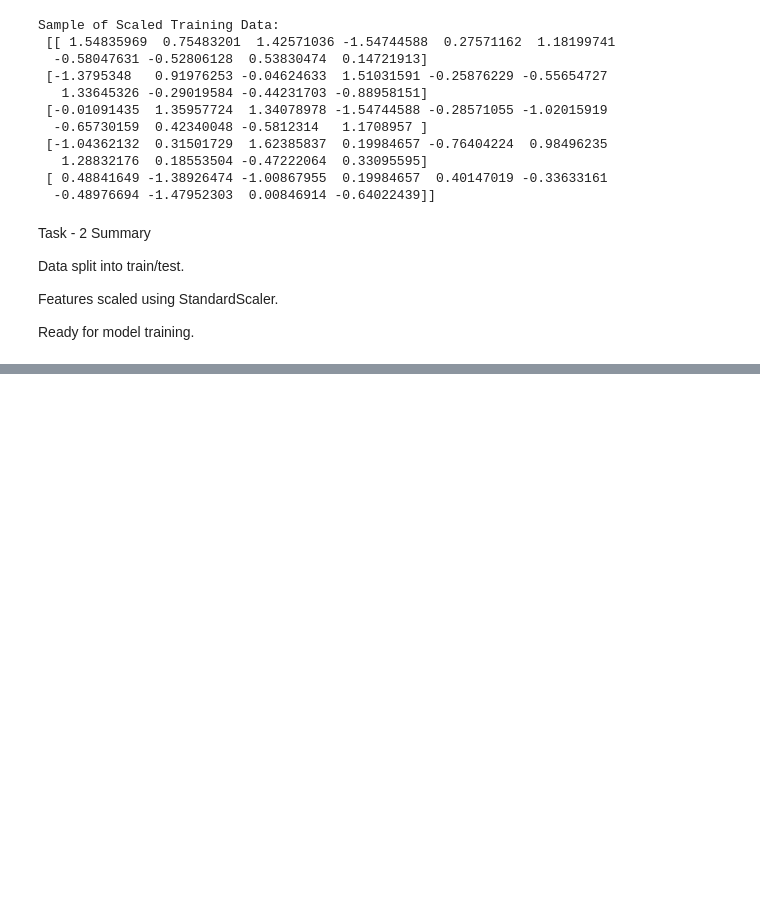
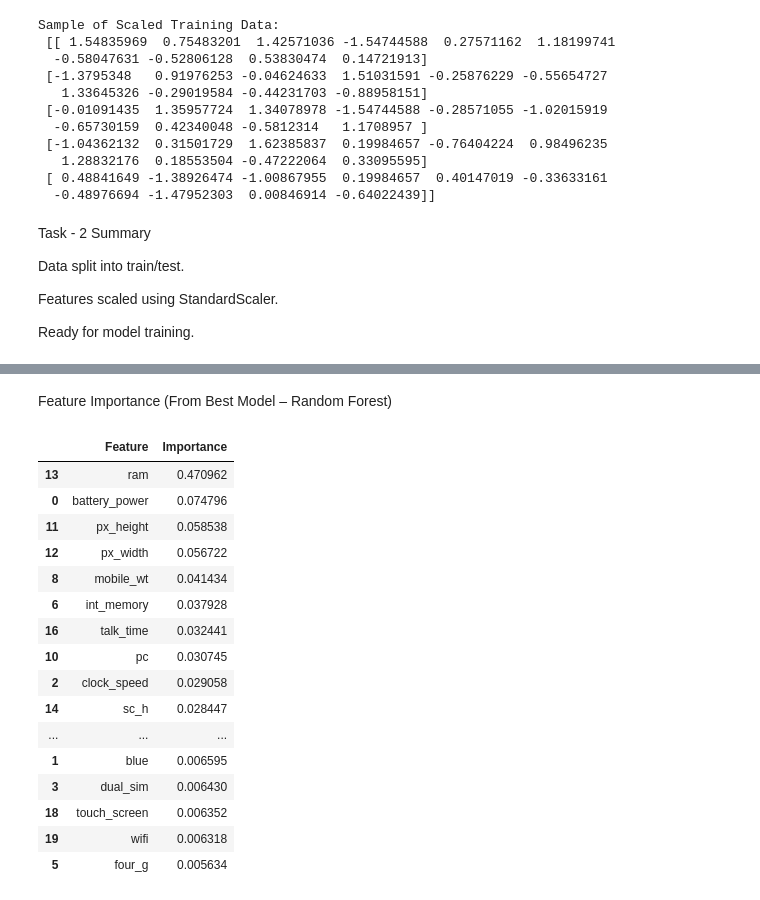
Before and after one commit to Chiyam-Chandar/CELLPHONE-PRICE-PREDICTION, a Jupyter notebook: CELLPHONE_PRICE_PREDICTION (1).ipynb, the cells around one changed output, grey strips where cells are left out. Cells and saved outputs as stored; diff of their text form; code cells hidden in the pictures; blank space fills up the shorter version.

```diff
--- a/CELLPHONE_PRICE_PREDICTION (1).ipynb
+++ b/CELLPHONE_PRICE_PREDICTION (1).ipynb
@@ -321,0 +324,6 @@ from sklearn.metrics import accuracy_score, classification_report, confusion_mat
+# %%
+from sklearn.model_selection import train_test_split
+
+X_train, X_test, y_train, y_test = train_test_split(
+    X, y, test_size=0.2, random_state=42
+)
@@ -327,0 +436,30 @@ NameError: name 'y_pred_lr' is not defined
+# %% [markdown]
+Feature Importance (From Best Model – Random Forest)
+# %%
+import pandas as pd
+import matplotlib.pyplot as plt
+
+feature_importance = pd.DataFrame({
+    "Feature": X.columns,
+    "Importance": rf.feature_importances_
+}).sort_values(by="Importance", ascending=False)
+
+feature_importance
+# %% [output]
+|  | Feature | Importance |
+| 13 | ram | 0.470962 |
+| 0 | battery_power | 0.074796 |
+| 11 | px_height | 0.058538 |
+| 12 | px_width | 0.056722 |
+| 8 | mobile_wt | 0.041434 |
+| 6 | int_memory | 0.037928 |
+| 16 | talk_time | 0.032441 |
+| 10 | pc | 0.030745 |
+| 2 | clock_speed | 0.029058 |
+| 14 | sc_h | 0.028447 |
+| ... | ... | ... |
+| 1 | blue | 0.006595 |
+| 3 | dual_sim | 0.006430 |
+| 18 | touch_screen | 0.006352 |
+| 19 | wifi | 0.006318 |
+| 5 | four_g | 0.005634 |
```
Also changed, not shown: parts of 48 cells of this notebook.
